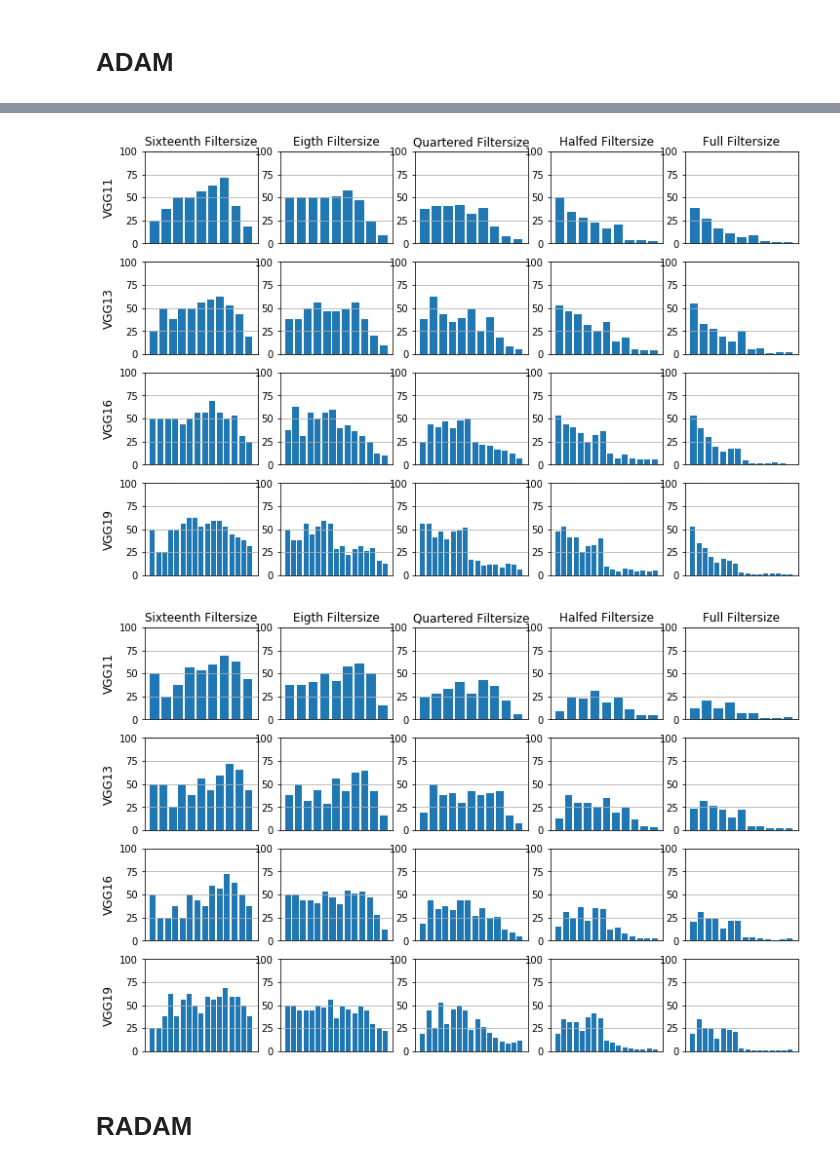
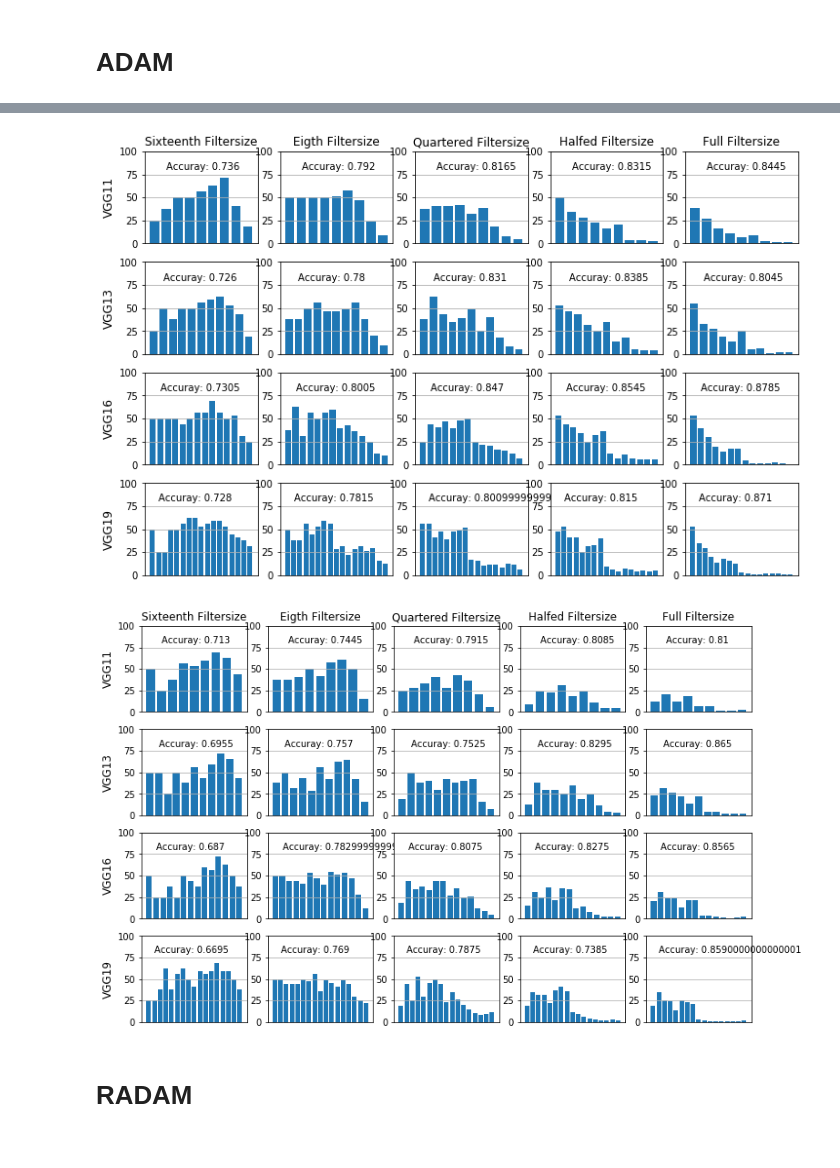
Before and after one commit to delve-team/result_analysis, a Jupyter notebook: CatVsDog Collages.ipynb, the cells around one changed output, grey strips where cells are left out. Saved outputs shown, nothing was run; the diff lists cells and outputs as text; code cells hidden in the pictures.

```diff
--- a/CatVsDog Collages.ipynb
+++ b/CatVsDog Collages.ipynb
@@ -28,13 +39,14 @@ def plot_saturation_level(df, title=''):
     plt.ylabel('Saturation in %', rotation='vertical', fontsize=16)
     plt.show()
 
-def plot_saturation_level_ax(df, ax):
+def plot_saturation_level_ax(df, ax, acc=-1):
     cols = list(df.columns)
     col_names = [i+1 for i in range(len(df.columns))]
     ax.grid()
     ax.bar(list(range(len(cols))), df.values[0])
     ax.set_xticks([])
     ax.set_ylim((0,100))
+    ax.text(1, 80, 'Accuray: {}'.format(acc))
     #plt.yticks(fontsize=16)
     #plt.xlabel('Layers', fontsize=16)
     #plt.title(title, fontsize=16)
@@ -62,8 +74,8 @@ for i,net in enumerate([11, 13, 16, 19]):
     for j,filterstack in enumerate(reversed(['', '_S', '_XS', '_XXS', '_XXXS'])):
         filename = join('.','logs','VGG{}{}'.format(net, filterstack),'CatVsDog','VGG{}{}_bs{}_e20_id{}.csv'.format(net, filterstack, batch_size, identifieer))
         #print(filename)
-        df = extract_layer_saturation(pd.read_csv(filename, sep=';'), epoch=19)
-        plot_saturation_level_ax(df, axes[i][j])
+        df, acc = extract_layer_saturation(pd.read_csv(filename, sep=';'), epoch=19)
+        plot_saturation_level_ax(df, axes[i][j], acc)
 plt.show()
 #plt.savefig('collage_cifar.eps')
 # %% [output]
@@ -89,8 +101,8 @@ for i,net in enumerate([11, 13, 16, 19]):
     for j,filterstack in enumerate(reversed(['', '_S', '_XS', '_XXS', '_XXXS'])):
         filename = join('.','logs','VGG{}{}'.format(net, filterstack),'CatVsDog','VGG{}{}_bs{}_e20_id{}.csv'.format(net, filterstack, batch_size, identifieer))
         #print(filename)
-        df = extract_layer_saturation(pd.read_csv(filename, sep=';'), epoch=19)
-        plot_saturation_level_ax(df, axes[i][j])
+        df, acc = extract_layer_saturation(pd.read_csv(filename, sep=';'), epoch=19)
+        plot_saturation_level_ax(df, axes[i][j], acc)
 plt.show()
 #plt.savefig('collage_cifar.eps')
 # %% [output]
@@ -116,39 +128,39 @@ for i,net in enumerate([11, 13, 16, 19]):
     for j,filterstack in enumerate(reversed(['', '_S', '_XS', '_XXS', '_XXXS'])):
         filename = join('.','logs','VGG{}{}'.format(net, filterstack),'CatVsDog','VGG{}{}_bs{}_e20_id{}.csv'.format(net, filterstack, batch_size, identifieer))
         #print(filename)
-        df = extract_layer_saturation(pd.read_csv(filename, sep=';'), epoch=19)
-        plot_saturation_level_ax(df, axes[i][j])
+        df, acc = extract_layer_saturation(pd.read_csv(filename, sep=';'), epoch=19)
+        plot_saturation_level_ax(df, axes[i][j], acc)
 plt.show()
 #plt.savefig('collage_cifar.eps')
 # %% [output]
-[figure, old version]
+[figure, new version]
 # %%
 import matplotlib.pyplot as plt
 batch_size = 512
 identifieer = 'ADAM'
 cols = ['{} Filtersize'.format(col) for col in reversed(['Full','Halfed', 'Quartered', 'Eigth', 'Sixteenth'])]
 rows = ['{}'.format(row) for row in ['VGG11', 'VGG13', 'VGG16', 'VGG19']]
 
 fig, axes = plt.subplots(nrows=4, ncols=5, figsize=(12, 8))
 for ax, col in zip(axes[0], cols):
     ax.set_title(col)
 
 for ax, row in zip(axes[:,0], rows):
     ax.set_ylabel(row, rotation='vertical', size='large')
 
 
 
 #fig.tight_layout()
 for i,net in enumerate([11, 13, 16, 19]):
     for j,filterstack in enumerate(reversed(['', '_S', '_XS', '_XXS', '_XXXS'])):
         filename = join('.','logs','VGG{}{}'.format(net, filterstack),'CatVsDog','VGG{}{}_bs{}_e20_id{}.csv'.format(net, filterstack, batch_size, identifieer))
         #print(filename)
-        df = extract_layer_saturation(pd.read_csv(filename, sep=';'), epoch=19)
-        plot_saturation_level_ax(df, axes[i][j])
+        df, acc = extract_layer_saturation(pd.read_csv(filename, sep=';'), epoch=19)
+        plot_saturation_level_ax(df, axes[i][j], acc)
 plt.show()
 #plt.savefig('collage_cifar.eps')
 # %% [output]
-[figure, old version]
+[figure, new version]
 # %% [markdown]
 # RADAM
 # %%
```
Also changed, not shown: parts of 15 cells of this notebook, 3 other files.
